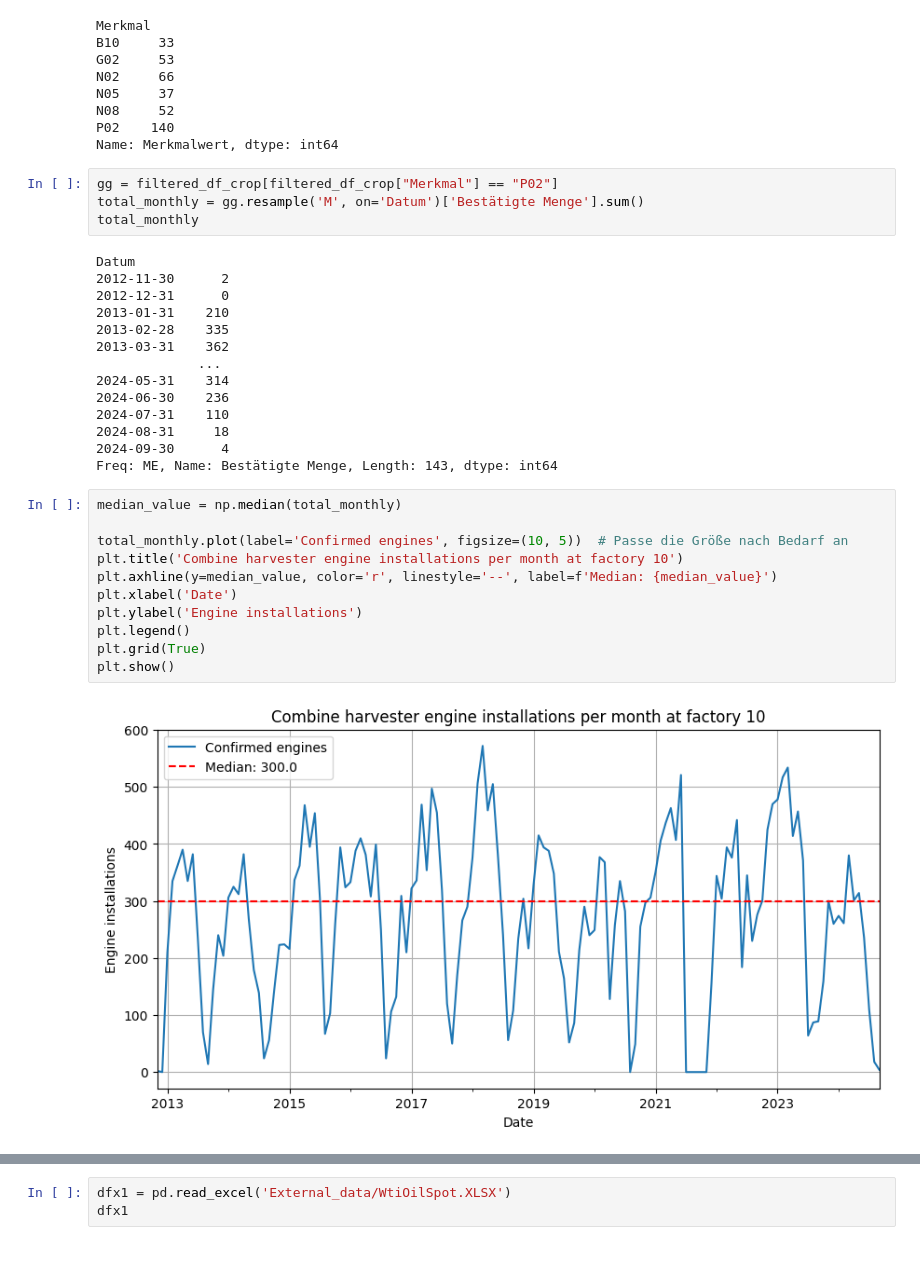
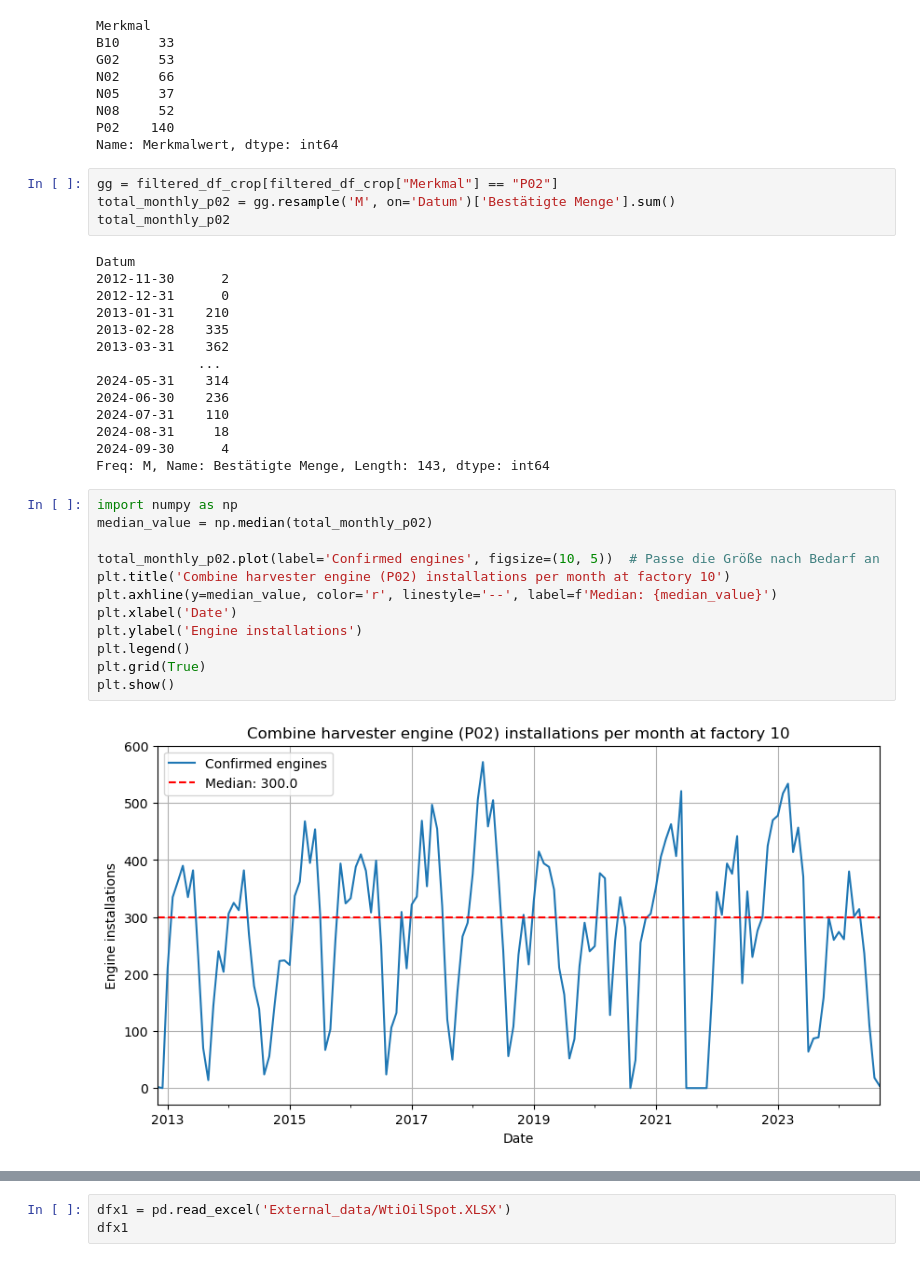
Before and after one commit to realreul/ML-with-CLAAS, a Jupyter notebook: TakeRates.ipynb, the cells around one changed output, grey strips where cells are left out. Cells and saved outputs as stored; diff of their text form.

```diff
--- a/TakeRates.ipynb
+++ b/TakeRates.ipynb
@@ -1298,8 +1298,8 @@ P02    140
 Name: Merkmalwert, dtype: int64
 # %%
 gg = filtered_df_crop[filtered_df_crop["Merkmal"] == "P02"]
-total_monthly = gg.resample('M', on='Datum')['Bestätigte Menge'].sum()
-total_monthly
+total_monthly_p02 = gg.resample('M', on='Datum')['Bestätigte Menge'].sum()
+total_monthly_p02
 # %% [output]
 Datum
 2012-11-30      2
@@ -1313,20 +1313,21 @@ Datum
 2024-07-31    110
 2024-08-31     18
 2024-09-30      4
-Freq: ME, Name: Bestätigte Menge, Length: 143, dtype: int64
+Freq: M, Name: Bestätigte Menge, Length: 143, dtype: int64
 # %%
-median_value = np.median(total_monthly)
+import numpy as np
+median_value = np.median(total_monthly_p02)
 
-total_monthly.plot(label='Confirmed engines', figsize=(10, 5))  # Passe die Größe nach Bedarf an
-plt.title('Combine harvester engine installations per month at factory 10')
+total_monthly_p02.plot(label='Confirmed engines', figsize=(10, 5))  # Passe die Größe nach Bedarf an
+plt.title('Combine harvester engine (P02) installations per month at factory 10')
 plt.axhline(y=median_value, color='r', linestyle='--', label=f'Median: {median_value}')
 plt.xlabel('Date')
 plt.ylabel('Engine installations')
 plt.legend()
 plt.grid(True)
 plt.show()
 # %% [output]
-[figure, old version]
+[figure, new version]
 # %%
 # Gruppiere nach Jahr und Monat und zähle die unterschiedlichen Merkmalwerte für jeden Monat
 monthly_unique_counts = gg.groupby(pd.Grouper(key='Datum', freq='M'))['Merkmalwert'].nunique()
```
Also changed, not shown: parts of 6 cells of this notebook.
